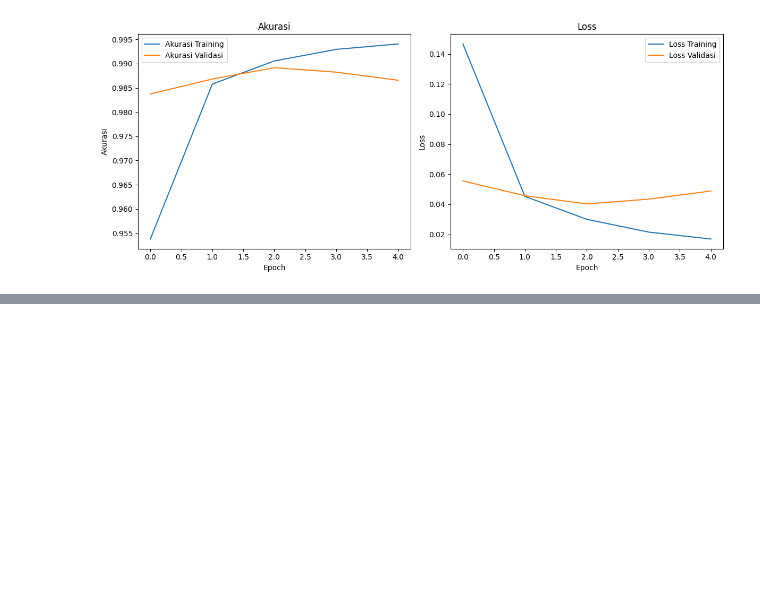
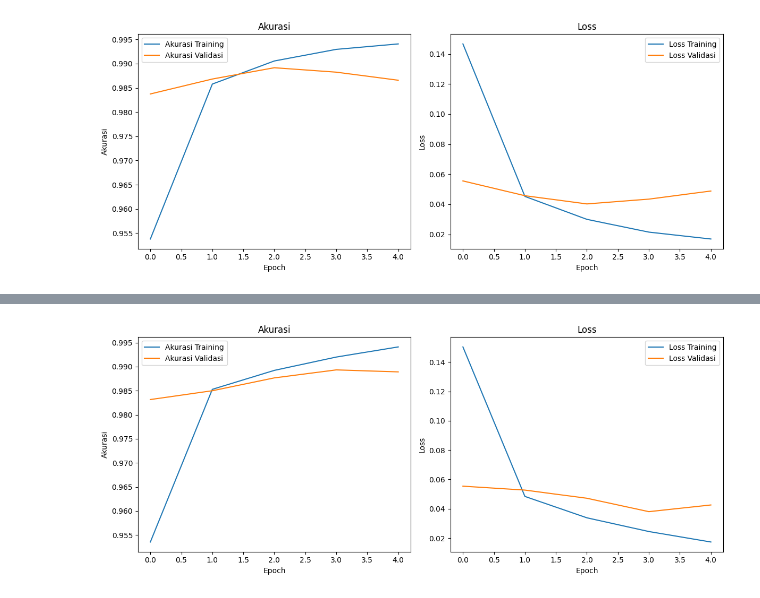
Before and after one commit to 4zmyyy/Belajar-Python-, a Jupyter notebook: python_day_learning_18_chatter_bot_repo_clone_dummy_data_prediction rev.ipynb, the cells around one changed output, grey strips where cells are left out. Cells and saved outputs as stored; diff of their text form; code cells hidden in the pictures; blank space fills up the shorter version.

```diff
--- a/python_day_learning_18_chatter_bot_repo_clone_dummy_data_prediction rev.ipynb
+++ b/python_day_learning_18_chatter_bot_repo_clone_dummy_data_prediction rev.ipynb
@@ -858,3 +858,92 @@ Downloading data from https://storage.googleapis.com/tensorflow/tf-keras-dataset
 1/1 ━━━━━━━━━━━━━━━━━━━━ 0s 97ms/step
 [figure]
 [figure]
+# %%
+import numpy as np
+import matplotlib.pyplot as plt
+from tensorflow.keras.datasets import mnist
+from tensorflow.keras.models import Sequential
+from tensorflow.keras.layers import Conv2D, MaxPooling2D, Flatten, Dense
+from tensorflow.keras.utils import to_categorical
+
+
+# Muat dataset MNIST
+(X_train, y_train), (X_test, y_test) = mnist.load_data()
+
+# Pra-pemrosesan data
+X_train = X_train.reshape(-1, 28, 28, 1).astype('float32') / 255.0
+X_test = X_test.reshape(-1, 28, 28, 1).astype('float32') / 255.0
+
+y_train_cat = to_categorical(y_train, 10)
+y_test_cat = to_categorical(y_test, 10)
+
+# Buat model CNN
+model = Sequential([
+    Conv2D(32, (3, 3), activation='relu', input_shape=(28, 28, 1)),
+    MaxPooling2D((2, 2)),
+    Conv2D(64, (3, 3), activation='relu'),
+    MaxPooling2D((2, 2)),
+    Flatten(),
+    Dense(128, activation='relu'),
+    Dense(10, activation='softmax')
+])
+
+# Kompilasi model
+model.compile(
+    optimizer='adam',
+    loss='categorical_crossentropy',
+    metrics=['accuracy']
+)
+
+# Latih model
+history = model.fit(
+    X_train, y_train_cat,
+    epochs=5,  # Ganti dengan 10-15 epoch untuk akurasi lebih tinggi
+    validation_split=0.2,
+    verbose=0
+)
+
+# Fungsi visualisasi
+def plot_predictions(model, test_images, true_labels, num_images=5):
+    plt.figure(figsize=(12, 4))
+    predictions = model.predict(test_images[:num_images])
+    predicted_labels = np.argmax(predictions, axis=1)
+
+    for i in range(num_images):
+        plt.subplot(1, num_images, i+1)
+        plt.imshow(test_images[i].reshape(28, 28), cmap='gray')
+        plt.title(f"Prediksi: {predicted_labels[i]}\nAktual: {true_labels[i]}")
+        plt.axis('off')
+    plt.tight_layout()
+    plt.show()
+
+# Visualisasi hasil prediksi
+plot_predictions(model, X_test, y_test)
+
+# Grafik akurasi dan loss
+plt.figure(figsize=(12, 5))
+plt.subplot(1, 2, 1)
+plt.plot(history.history['accuracy'], label='Akurasi Training')
+plt.plot(history.history['val_accuracy'], label='Akurasi Validasi')
+plt.title('Akurasi')
+plt.xlabel('Epoch')
+plt.ylabel('Akurasi')
+plt.legend()
+
+plt.subplot(1, 2, 2)
+plt.plot(history.history['loss'], label='Loss Training')
+plt.plot(history.history['val_loss'], label='Loss Validasi')
+plt.title('Loss')
+plt.xlabel('Epoch')
+plt.ylabel('Loss')
+plt.legend()
+
+plt.tight_layout()
+plt.show()
+
+model.add(Conv2D(64, (3, 3), activation='relu'))
+model.add(MaxPooling2D((2, 2)))
+
+from tensorflow.keras.layers import Dropout
+model.add(Dropout(0.25))
+# %% [output]
@@ -860,0 +952 @@ Downloading data from https://storage.googleapis.com/tensorflow/tf-keras-dataset
+[figure, added]
```
Also changed, not shown: parts of 1 cell of this notebook.
